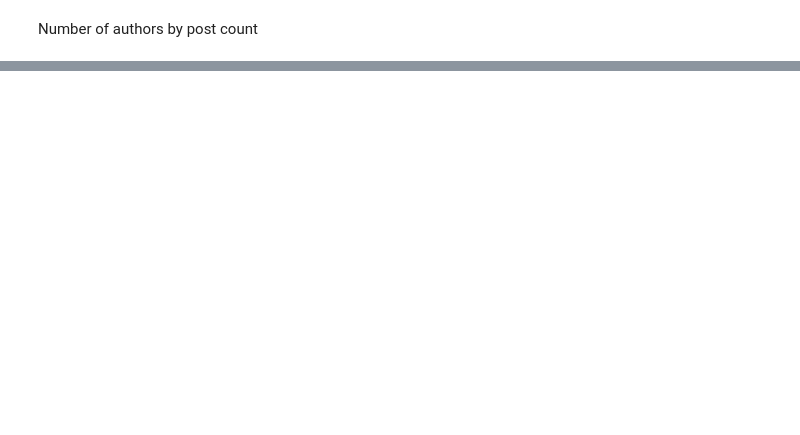
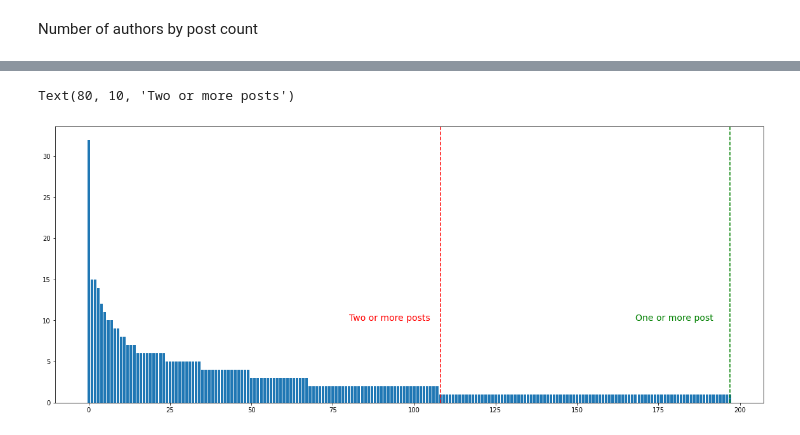
Before and after one commit to smcaleese/ai-safety-scraping-scripts, a Jupyter notebook: alignment-forum/alignment-forum-analysis.ipynb, the cells around one changed output, grey strips where cells are left out. Saved outputs shown, nothing was run; the diff lists cells and outputs as text; code cells hidden in the pictures; blank space fills up the shorter version.

```diff
--- a/alignment-forum/alignment-forum-analysis.ipynb
+++ b/alignment-forum/alignment-forum-analysis.ipynb
@@ -65,0 +116,23 @@ counts: [96, 25, 8, 1, 2, 16, 2, 1]
+# %%
+# plot researchers on the x-axis and number of posts on the y-axis
+
+fig, ax = plt.subplots(figsize=(20, 8))
+
+author_counts_sorted = sorted(author_counts.items(), key=lambda item: item[1], reverse=True)
+
+names = [t[0] for t in author_counts_sorted]
+post_counts = [t[1] for t in author_counts_sorted]
+
+# ax.bar(names[:10], post_counts[:10])
+
+ax.bar([i for i in range(len(names))], post_counts)
+# ax.set_xticks([])
+
+ax.axvline(x=197, color='green', linestyle='--')
+ax.text(168, 10, 'One or more post', color='green', fontsize=14)
+
+ax.axvline(x=108, color='red', linestyle='--')
+ax.text(80, 10, 'Two or more posts', color='red', fontsize=14)
+# %% [output]
+Text(80, 10, 'Two or more posts')
+[figure, added]
```
Also changed, not shown: parts of 8 cells of this notebook, 12 other files.
